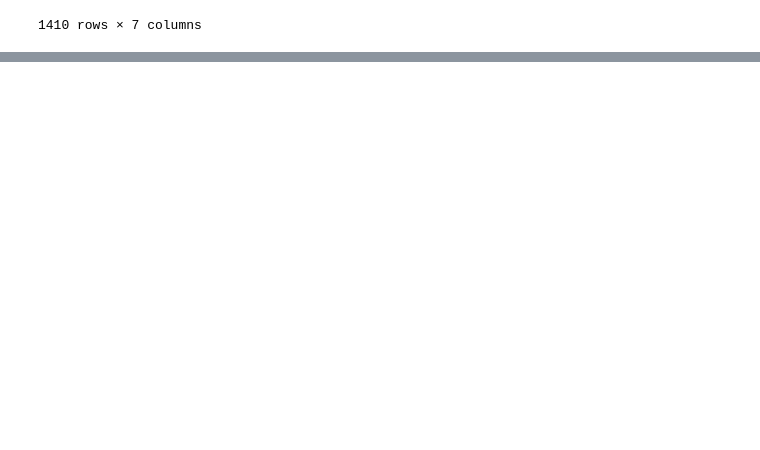
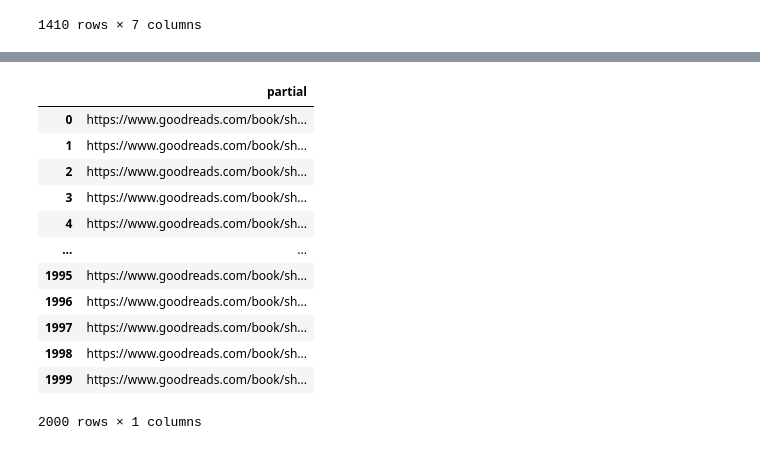
Before and after one commit to Booookkkkkssss/books_main, a Jupyter notebook: shawns_work/acquisition_round_2.ipynb, the cells around one changed output, grey strips where cells are left out. Drawn from its saved outputs; the diff is of its cells as text; code cells hidden in the pictures; blank space fills up the shorter version.

```diff
--- a/shawns_work/acquisition_round_2.ipynb
+++ b/shawns_work/acquisition_round_2.ipynb
@@ -198,0 +228,22 @@ https://www.goodreads.com/book/show/55361205-a-promised-land?from_search=true&fr
+# %%
+df1 = df1.rename(columns={0:'partial'})
+# %%
+base = 'https://www.goodreads.com/book/show/'
+# %%
+df1['partial'] = base + df1['partial']
+# %%
+df1
+# %% [output]
+|  | partial |
+| 0 | https://www.goodreads.com/book/sh... |
+| 1 | https://www.goodreads.com/book/sh... |
+| 2 | https://www.goodreads.com/book/sh... |
+| 3 | https://www.goodreads.com/book/sh... |
+| 4 | https://www.goodreads.com/book/sh... |
+| ... | ... |
+| 1995 | https://www.goodreads.com/book/sh... |
+| 1996 | https://www.goodreads.com/book/sh... |
+| 1997 | https://www.goodreads.com/book/sh... |
+| 1998 | https://www.goodreads.com/book/sh... |
+| 1999 | https://www.goodreads.com/book/sh... |
+2000 rows × 1 columns
```
Also changed, not shown: parts of 49 cells of this notebook, 6 other files.
